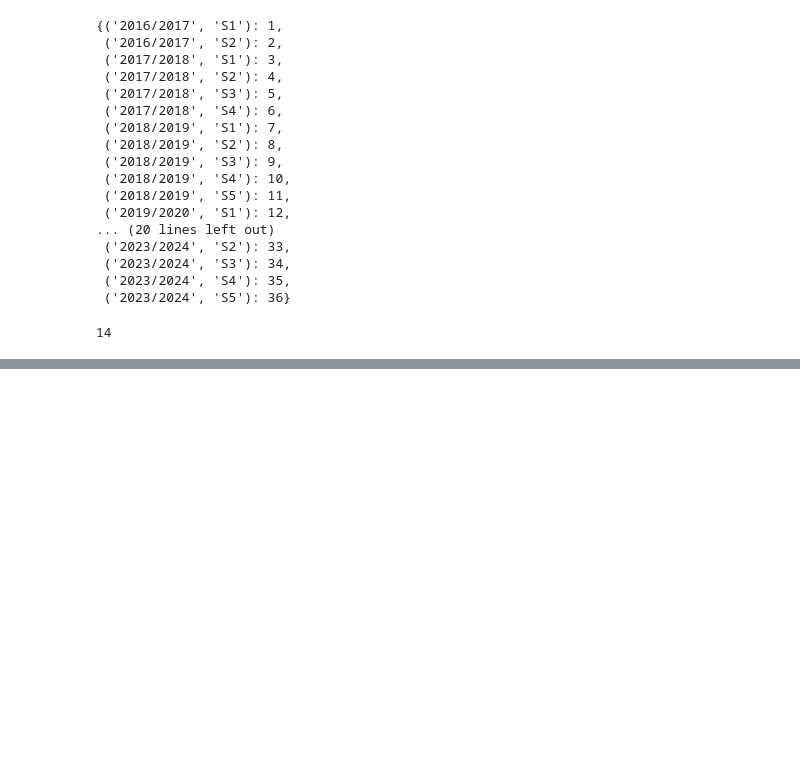
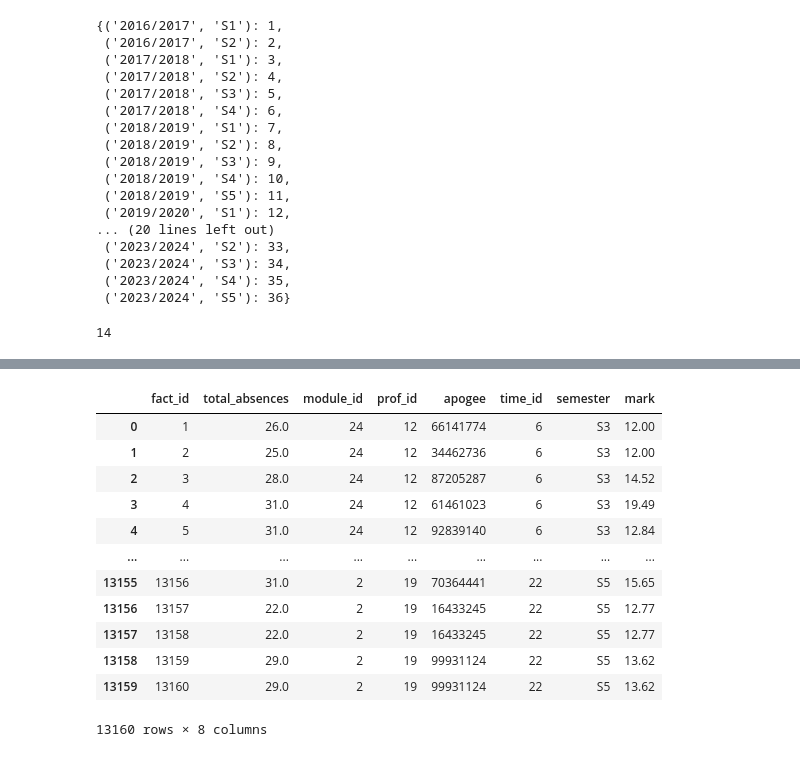
Before and after one commit to MedEZZOUAK/BI_PROJECT_ETL, a Jupyter notebook: ETL.ipynb, the cells around one changed output, grey strips where cells are left out. Saved outputs shown, nothing was run; the diff lists cells and outputs as text; code cells hidden in the pictures; blank space fills up the shorter version.

```diff
--- a/ETL.ipynb
+++ b/ETL.ipynb
@@ -966,11 +966,11 @@ CREATE TABLE IF NOT EXISTS dim_time (
 """)
 
 # Insert the data into the dim_time table
-for index, row in time_df.iterrows():
-    cursor.execute("""
-    INSERT INTO dim_time (year, semester)
-    VALUES (%s, %s)
-    """, (row['year'], row['semester']))
+# for index, row in time_df.iterrows():
+#     cursor.execute("""
+#     INSERT INTO dim_time (year, semester)
+#     VALUES (%s, %s)
+#     """, (row['year'], row['semester']))
 
 # Commit the transaction
 conn.commit()
@@ -1030,11 +1030,11 @@ CREATE TABLE IF NOT EXISTS fact_student_performance (
 """)
 
 # Insert the data into the fact_student_performance table
-for index, row in final_result_df.iterrows():
-    cursor.execute("""
-    INSERT INTO fact_student_performance (total_absences, module_id, prof_id, promo, apogee)
-    VALUES (%s, %s, %s, %s, %s)
-    """, (float(row['total_absences']), int(row['module_id']), int(row['prof_id']), int(row['promo']), int(row['apogee'])))
+# for index, row in final_result_df.iterrows():
+#     cursor.execute("""
+#     INSERT INTO fact_student_performance (total_absences, module_id, prof_id, promo, apogee)
+#     VALUES (%s, %s, %s, %s, %s)
+#     """, (float(row['total_absences']), int(row['module_id']), int(row['prof_id']), int(row['promo']), int(row['apogee'])))
 
 # Commit the transaction
 conn.commit()
@@ -1507,0 +1533,19 @@ last_try
+# %%
+# Ensure both 'apogee' columns are of the same type
+last_try['apogee'] = last_try['apogee'].astype(str)
+marks_df['student_apogee'] = marks_df['student_apogee'].astype(str)
+
+# Merge last_try with marks_df on 'apogee' and 'module_id'
+merged_df = pd.merge(last_try, marks_df[['student_apogee', 'module_id', 'mark']],
+                     left_on=['apogee', 'module_id'],
+                     right_on=['student_apogee', 'module_id'],
+                     how='left')
+
+# Drop the redundant 'student_apogee' column after the merge
+merged_df.drop(columns=['student_apogee'], inplace=True)
+
+# Print the merged DataFrame to verify the result
+print(merged_df.head())
+
+# Update last_try with the new merged DataFrame
+last_try = merged_df
@@ -1507,0 +1566,16 @@ last_try
+# %%
+last_try
+# %% [output]
+|  | fact_id | total_absences | module_id | prof_id | apogee | time_id | semester | mark |
+| 0 | 1 | 26.0 | 24 | 12 | 66141774 | 6 | S3 | 12.00 |
+| 1 | 2 | 25.0 | 24 | 12 | 34462736 | 6 | S3 | 12.00 |
+| 2 | 3 | 28.0 | 24 | 12 | 87205287 | 6 | S3 | 14.52 |
+| 3 | 4 | 31.0 | 24 | 12 | 61461023 | 6 | S3 | 19.49 |
+| 4 | 5 | 31.0 | 24 | 12 | 92839140 | 6 | S3 | 12.84 |
+| ... | ... | ... | ... | ... | ... | ... | ... | ... |
+| 13155 | 13156 | 31.0 | 2 | 19 | 70364441 | 22 | S5 | 15.65 |
+| 13156 | 13157 | 22.0 | 2 | 19 | 16433245 | 22 | S5 | 12.77 |
+| 13157 | 13158 | 22.0 | 2 | 19 | 16433245 | 22 | S5 | 12.77 |
+| 13158 | 13159 | 29.0 | 2 | 19 | 99931124 | 22 | S5 | 13.62 |
+| 13159 | 13160 | 29.0 | 2 | 19 | 99931124 | 22 | S5 | 13.62 |
+13160 rows × 8 columns
```
Also changed, not shown: parts of 19 cells of this notebook, 9 other files.
